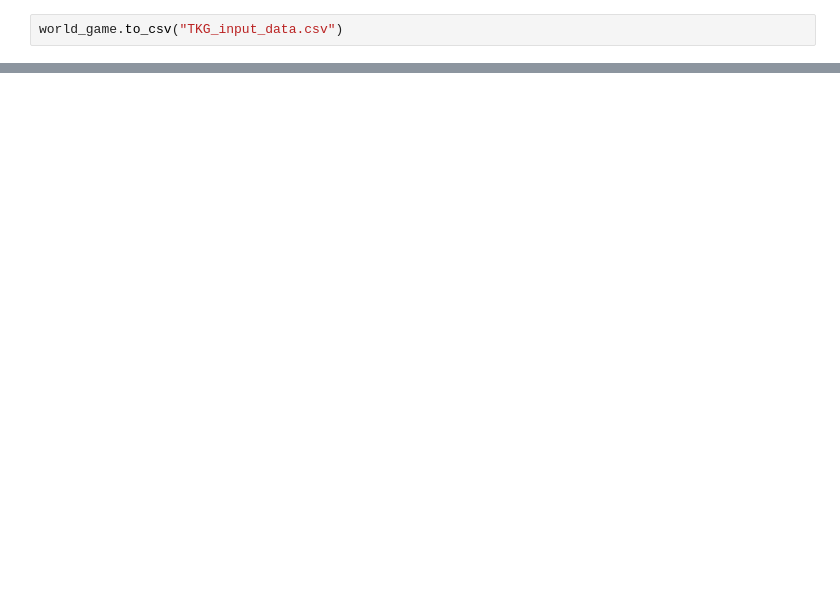
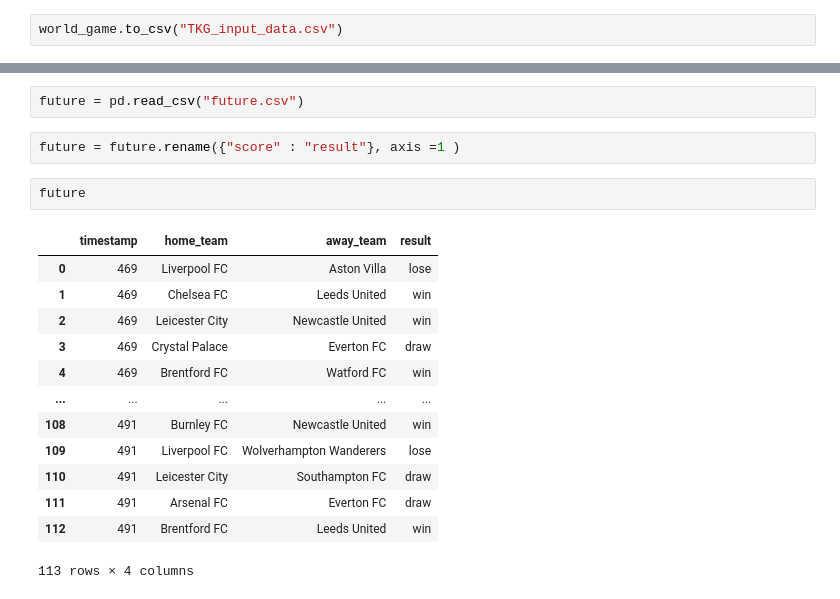
Before and after one commit to jeayoung114/EPL-Knowledge-Graph-and-Game-Prediction, a Jupyter notebook: TKG data/TKG data generation.ipynb, the cells around one changed output, grey strips where cells are left out. Saved outputs shown, nothing was run; the diff lists cells and outputs as text; blank space fills up the shorter version.

```diff
--- a/TKG data/TKG data generation.ipynb
+++ b/TKG data/TKG data generation.ipynb
@@ -52,0 +132,20 @@ world_game.to_csv("TKG_input_data.csv")
+# %%
+future = pd.read_csv("future.csv")
+# %%
+future = future.rename({"score" : "result"}, axis =1 )
+# %%
+future
+# %% [output]
+|  | timestamp | home_team | away_team | result |
+| 0 | 469 | Liverpool FC | Aston Villa | lose |
+| 1 | 469 | Chelsea FC | Leeds United | win |
+| 2 | 469 | Leicester City | Newcastle United | win |
+| 3 | 469 | Crystal Palace | Everton FC | draw |
+| 4 | 469 | Brentford FC | Watford FC | win |
+| ... | ... | ... | ... | ... |
+| 108 | 491 | Burnley FC | Newcastle United | win |
+| 109 | 491 | Liverpool FC | Wolverhampton Wanderers | lose |
+| 110 | 491 | Leicester City | Southampton FC | draw |
+| 111 | 491 | Arsenal FC | Everton FC | draw |
+| 112 | 491 | Brentford FC | Leeds United | win |
+113 rows × 4 columns
```
Also changed, not shown: parts of 16 cells of this notebook, 2 other files.
